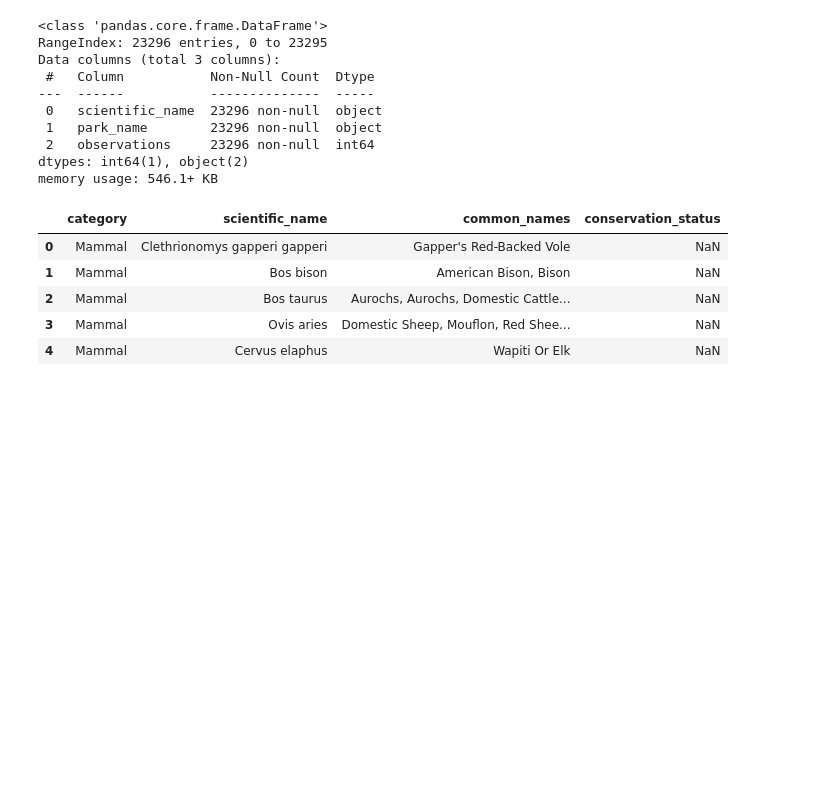
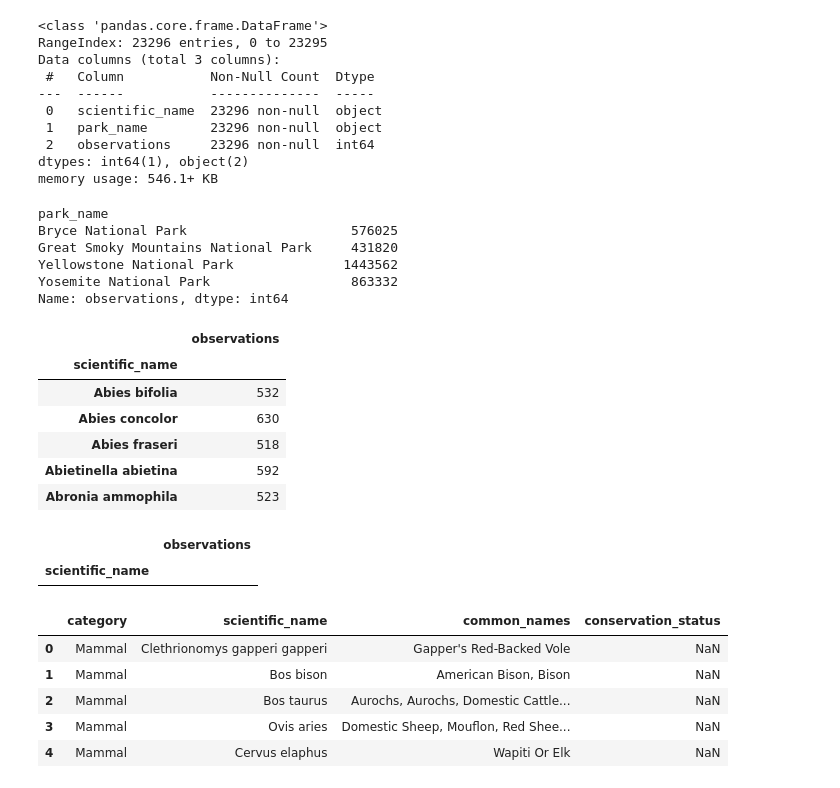
Before and after one commit to mezamateoj/DataProjects, a Jupyter notebook: biodiversity-starter/biodiversity.ipynb, the cells around one changed output. Cells and saved outputs as stored; diff of their text form; code cells hidden in the pictures; blank space fills up the shorter version.

```diff
--- a/biodiversity-starter/biodiversity.ipynb
+++ b/biodiversity-starter/biodiversity.ipynb
@@ -50,6 +52,32 @@ Data columns (total 3 columns):
  2   observations     23296 non-null  int64
 dtypes: int64(1), object(2)
 memory usage: 546.1+ KB
+# %%
+obs.groupby('park_name')['observations'].sum()
+# %% [output]
+park_name
+Bryce National Park                     576025
+Great Smoky Mountains National Park     431820
+Yellowstone National Park              1443562
+Yosemite National Park                  863332
+Name: observations, dtype: int64
+# %%
+# number of observations by scientific name
+number_species_obs = obs.groupby('scientific_name')['observations'].sum().to_frame()
+number_species_obs.head()
+# %% [output]
+|  | observations |
+| scientific_name |  |
+| Abies bifolia | 532 |
+| Abies concolor | 630 |
+| Abies fraseri | 518 |
+| Abietinella abietina | 592 |
+| Abronia ammophila | 523 |
+# %%
+number_species_obs[number_species_obs['observations'] == 'Bos bison']
+# %% [output]
+|  | observations |
+| scientific_name |  |
 # %%
 species = pd.read_csv('species_info.csv')
 species.head()
```
Also changed, not shown: parts of 4 cells of this notebook, 1 other file.
